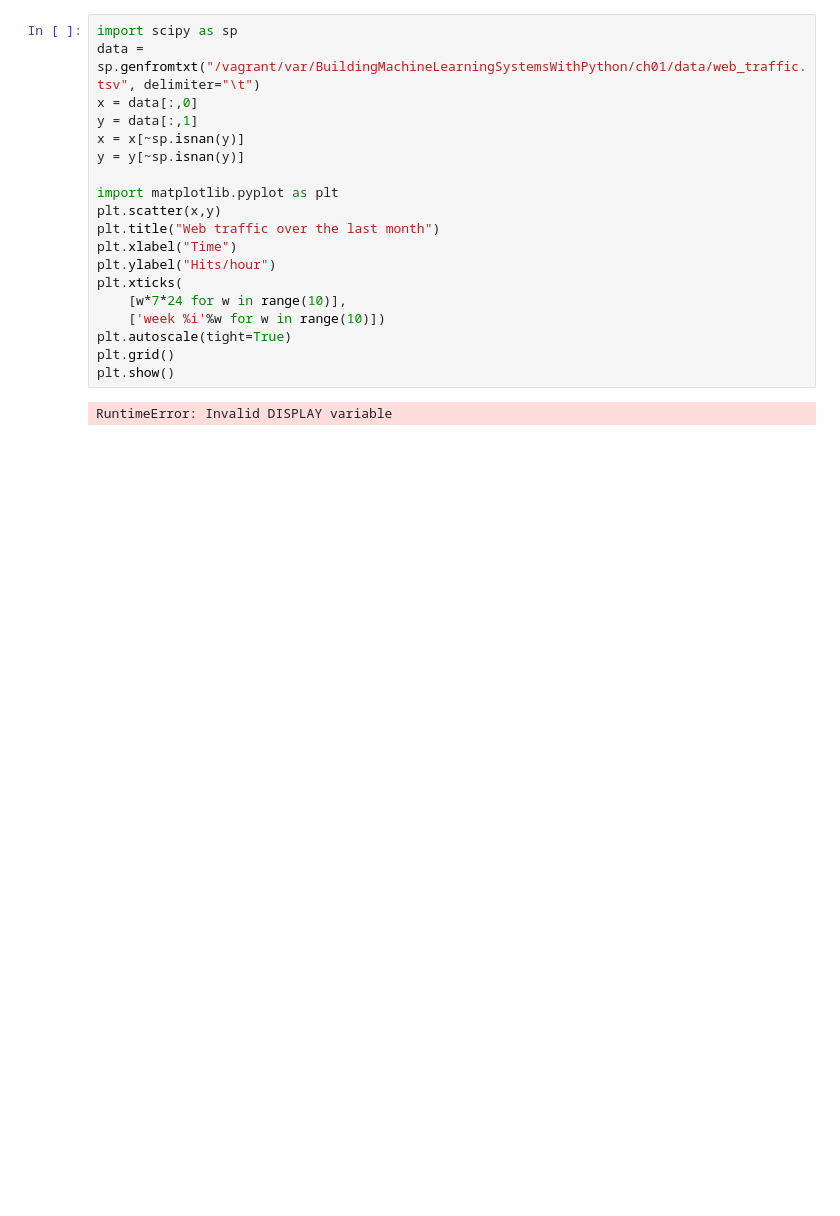
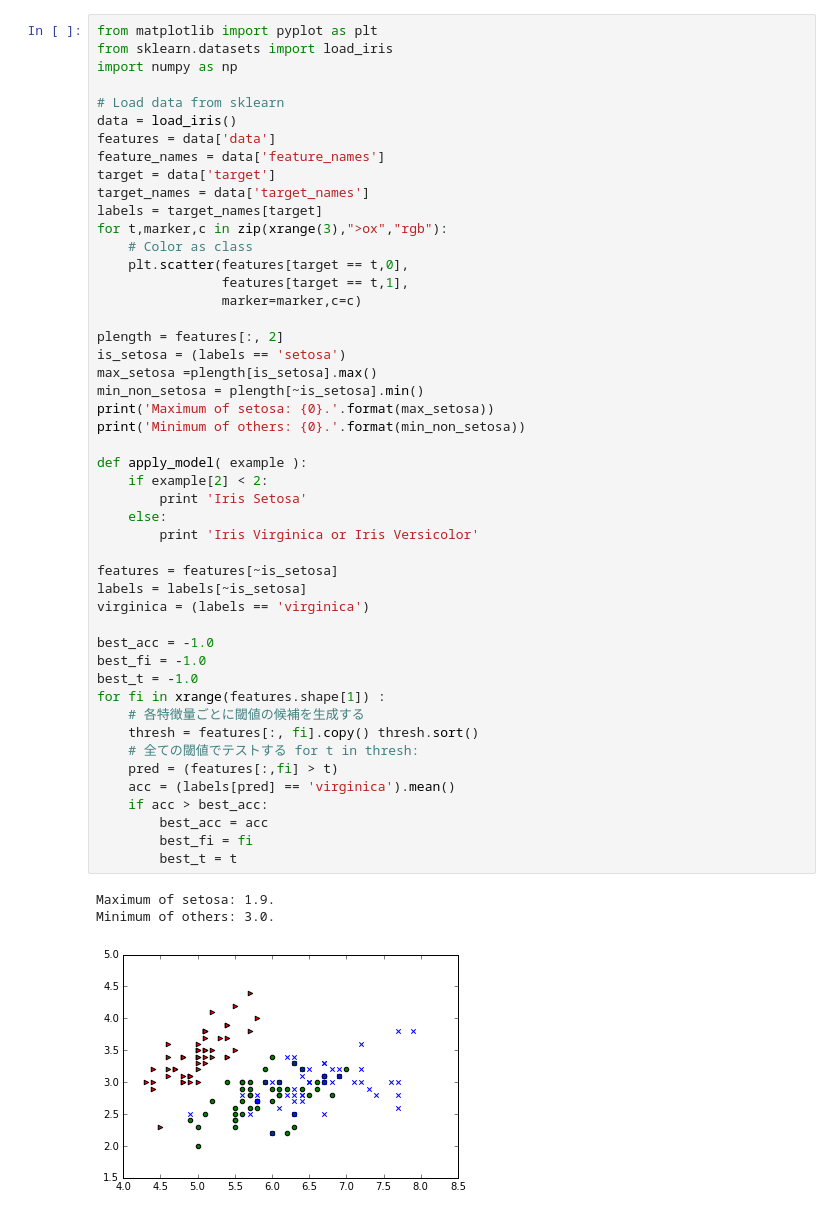
Before and after one commit to announce/hvd, a Jupyter notebook: BuildingMachineLearningSystemsWithPython.ipynb, the cells around one changed output. Cells and saved outputs as stored; diff of their text form; blank space fills up the shorter version.

```diff
--- a/BuildingMachineLearningSystemsWithPython.ipynb
+++ b/BuildingMachineLearningSystemsWithPython.ipynb
@@ -1,21 +1,52 @@
-# %%
-import scipy as sp
-data = sp.genfromtxt("/vagrant/var/BuildingMachineLearningSystemsWithPython/ch01/data/web_traffic.tsv", delimiter="\t")
-x = data[:,0]
-y = data[:,1]
-x = x[~sp.isnan(y)]
-y = y[~sp.isnan(y)]
-
-import matplotlib.pyplot as plt
-plt.scatter(x,y)
-plt.title("Web traffic over the last month")
-plt.xlabel("Time")
-plt.ylabel("Hits/hour")
-plt.xticks(
-    [w*7*24 for w in range(10)],
-    ['week %i'%w for w in range(10)])
-plt.autoscale(tight=True)
-plt.grid()
-plt.show()
-# %% [output]
-RuntimeError: Invalid DISPLAY variable
+# %%
+from matplotlib import pyplot as plt
+from sklearn.datasets import load_iris
+import numpy as np
+
+# Load data from sklearn
+data = load_iris()
+features = data['data']
+feature_names = data['feature_names']
+target = data['target']
+target_names = data['target_names']
+labels = target_names[target]
+for t,marker,c in zip(xrange(3),">ox","rgb"):
+    # Color as class
+    plt.scatter(features[target == t,0],
+                features[target == t,1],
+                marker=marker,c=c)
+
+plength = features[:, 2]
+is_setosa = (labels == 'setosa')
+max_setosa =plength[is_setosa].max()
+min_non_setosa = plength[~is_setosa].min()
+print('Maximum of setosa: {0}.'.format(max_setosa))
+print('Minimum of others: {0}.'.format(min_non_setosa))
+
+def apply_model( example ):
+    if example[2] < 2:
+        print 'Iris Setosa'
+    else:
+        print 'Iris Virginica or Iris Versicolor'
+
+features = features[~is_setosa]
+labels = labels[~is_setosa]
+virginica = (labels == 'virginica')
+
+best_acc = -1.0
+best_fi = -1.0
+best_t = -1.0
+for fi in xrange(features.shape[1]) :
+    # 各特徴量ごとに閾値の候補を生成する
+    thresh = features[:, fi].copy() thresh.sort()
+    # 全ての閾値でテストする for t in thresh:
+    pred = (features[:,fi] > t)
+    acc = (labels[pred] == 'virginica').mean()
+    if acc > best_acc:
+        best_acc = acc
+        best_fi = fi
+        best_t = t
+# %% [output]
+Maximum of setosa: 1.9.
+Minimum of others: 3.0.
+[figure, added]
```
Also changed, not shown: parts of 1 cell of this notebook, 2 other files.
